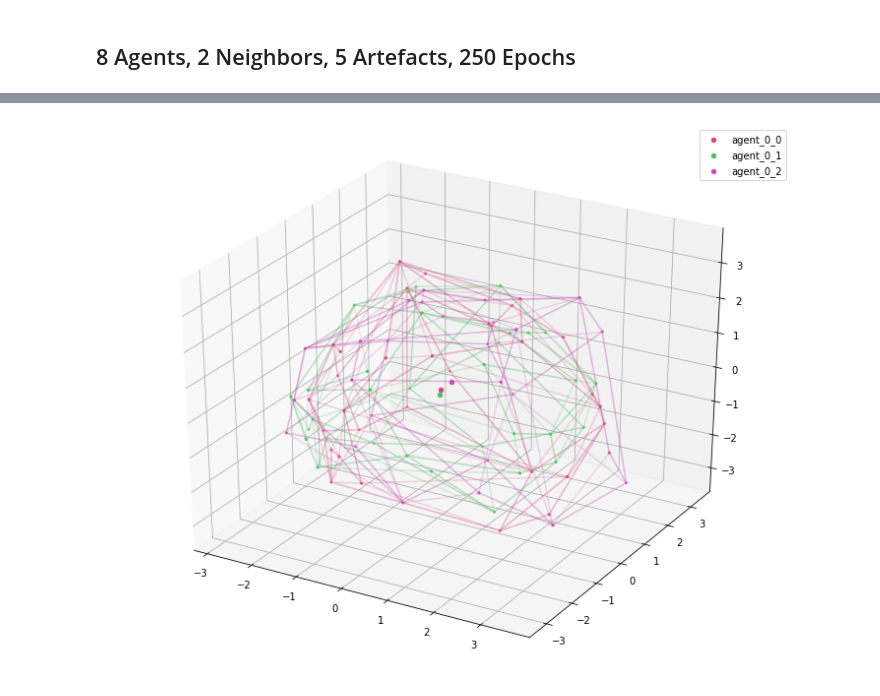
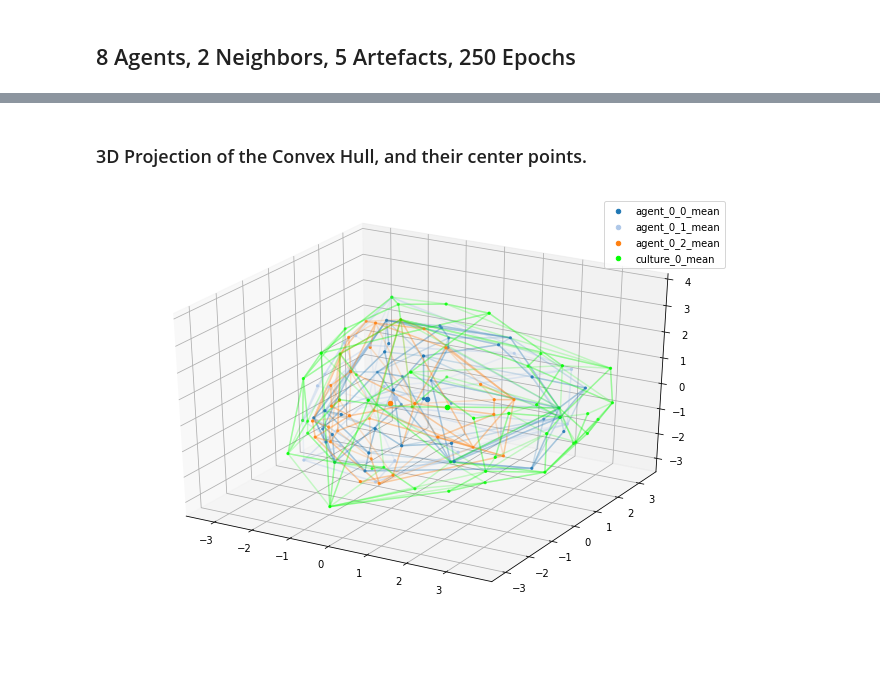
Before and after one commit to maxvstheuniverse/state-of-the-artefact, a Jupyter notebook: logs/2020-06-25_a8_e250_n2.ipynb, the cells around one changed output, grey strips where cells are left out. Drawn from its saved outputs; the diff is of its cells as text; code cells hidden in the pictures; blank space fills up the shorter version.

Commit message:
8 and 16 agent runs visualized

```diff
--- a/logs/2020-06-25_a8_e250_n2.ipynb
+++ b/logs/2020-06-25_a8_e250_n2.ipynb
@@ -18,3 +16,5 @@ colors = ["#d74681", "#54bb68", "#c24fb6", "#7ab439", "#7a62d1", "#c0ac45", "#60
+# %%
+colors = [mcolors.to_hex(c) for c in plt.cm.tab20.colors]
 # %% [markdown]
 ## 8 Agents, 2 Neighbors, 5 Artefacts, 250 Epochs
 # %%
@@ -28,7 +28,7 @@ agent_ids = np.array([a[1] for a in x])
 n_agents = 8
 labels = [f"agent_0_{i}" for i in range(0, n_agents)]
 # %%
-fig, axs = plt.subplots(2, 2, figsize=(20, 20))
+fig, axs = plt.subplots(2, 2, figsize=(15, 15))
 
 perplexities = [30, 200]
 
@@ -41,7 +41,7 @@ for i, ax in enumerate(axs.flatten()):
     elif i == 2:
         _artefacts = preprocessing.scale(artefacts)
 
-        reducer = umap.UMAP(n_components=2)
+        reducer = umap.UMAP(n_components=2, n_neighbors=30)
         embedded = reducer.fit_transform(_artefacts)
         ax.set_title("UMAP")
     else:
@@ -53,8 +53,6 @@ for i, ax in enumerate(axs.flatten()):
         x, y = embedded[i::n_agents, 0], embedded[i::n_agents, 1]
         ax.scatter(x, y, c=colors[i % n_agents], label=label, marker=".")
 
-    ax.legend()
-
 plt.show()
 print(f"Number of artefacts: {len(artefacts)}")
 # %% [output]
@@ -114,25 +155,46 @@ plt.show()
+# %% [markdown]
+### 3D Projection of the Convex Hull, and their center points.
 # %%
-fig_1 = plt.figure(figsize=(10, 8))
-ax_1 = fig_1.add_subplot(111, projection="3d")
+fig = plt.figure(figsize=(9, 6))
+ax = fig.add_subplot(111, projection="3d")
+
+# -- AGENTS
 
 # -- for now only project 3 agents, if all 8, it becomes very messy
-for i, hull in enumerate(agent_hulls[:3]):
+for i, hull in enumerate(agent_hulls_3d[:3]):
     points = hull.points
 
     for simplex in hull.simplices:
-        ax_1.plot(points[simplex, 0], points[simplex, 1], points[simplex, 2], c=colors[i % n_agents], alpha=.2)
+        ax.plot(points[simplex, 0], points[simplex, 1], points[simplex, 2], c=colors[i % n_agents], alpha=.2)
 
     vertices = np.array([[points[vertex, 0], points[vertex, 1], points[vertex, 2]] for vertex in hull.vertices])
 
     # every vertex is an artefact
-    ax_1.scatter(vertices[:, 0], vertices[:, 1], vertices[:, 2], c=colors[i % n_agents], marker=".")
+    ax.scatter(vertices[:, 0], vertices[:, 1], vertices[:, 2], c=colors[i % n_agents], marker=".")
 
     # the large dot in the centers is the mean
     mean = vertices.mean(axis=0)
-    ax_1.scatter(mean[0], mean[1], mean[2], c=colors[i % n_agents], label=labels[i])
+    ax.scatter(mean[0], mean[1], mean[2], c=colors[i % n_agents], label=labels[i] + "_mean")
+
+# -- CULTURE
+
+points = culture_hull_3d.points
+
+for simplex in culture_hull_3d.simplices:
+    ax.plot(points[simplex, 0], points[simplex, 1], points[simplex, 2], c="lime", alpha=.2)
+
+vertices = np.array([[points[vertex, 0], points[vertex, 1], points[vertex, 2]] for vertex in culture_hull_3d.vertices])
+
+# every vertex is an artefact
+ax.scatter(vertices[:, 0], vertices[:, 1], vertices[:, 2], c="lime", marker=".")
+
+# the large dot in the centers is the mean
+mean = vertices.mean(axis=0)
+ax.scatter(mean[0], mean[1], mean[2], c="lime", label="culture_0_mean")
+
 
 plt.tight_layout()
 plt.legend()
 plt.show()
 # %% [output]
-[figure, old version]
+[figure, new version]
```
Also changed, not shown: parts of 9 cells of this notebook, 2 other files.
